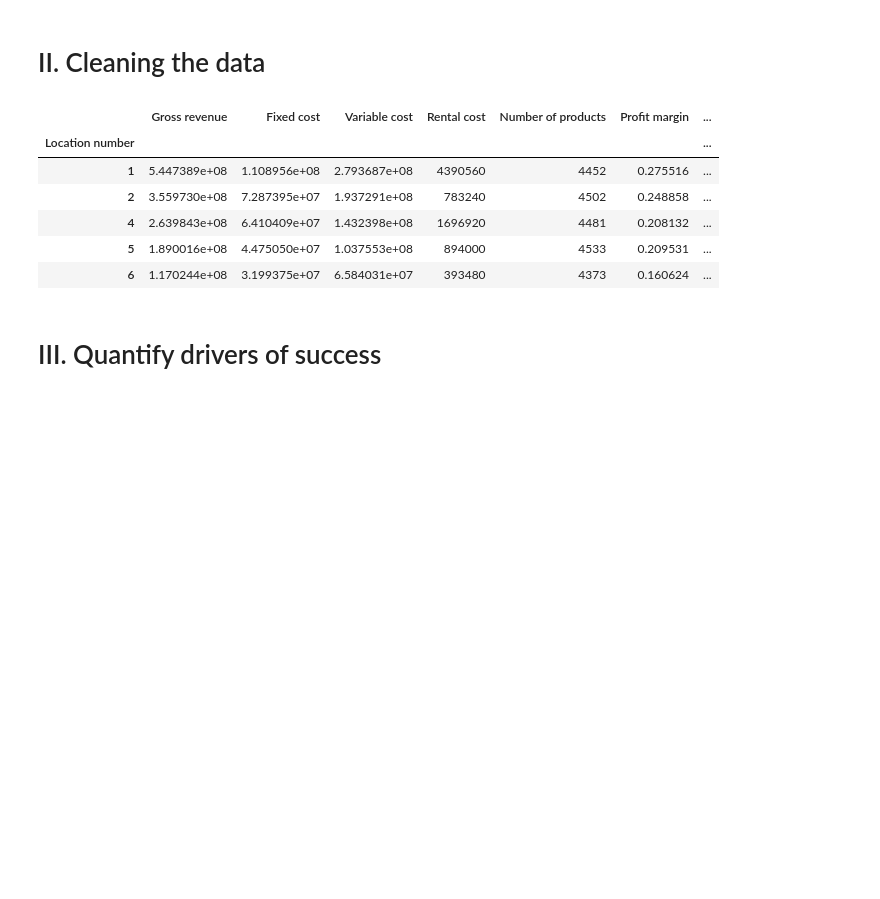
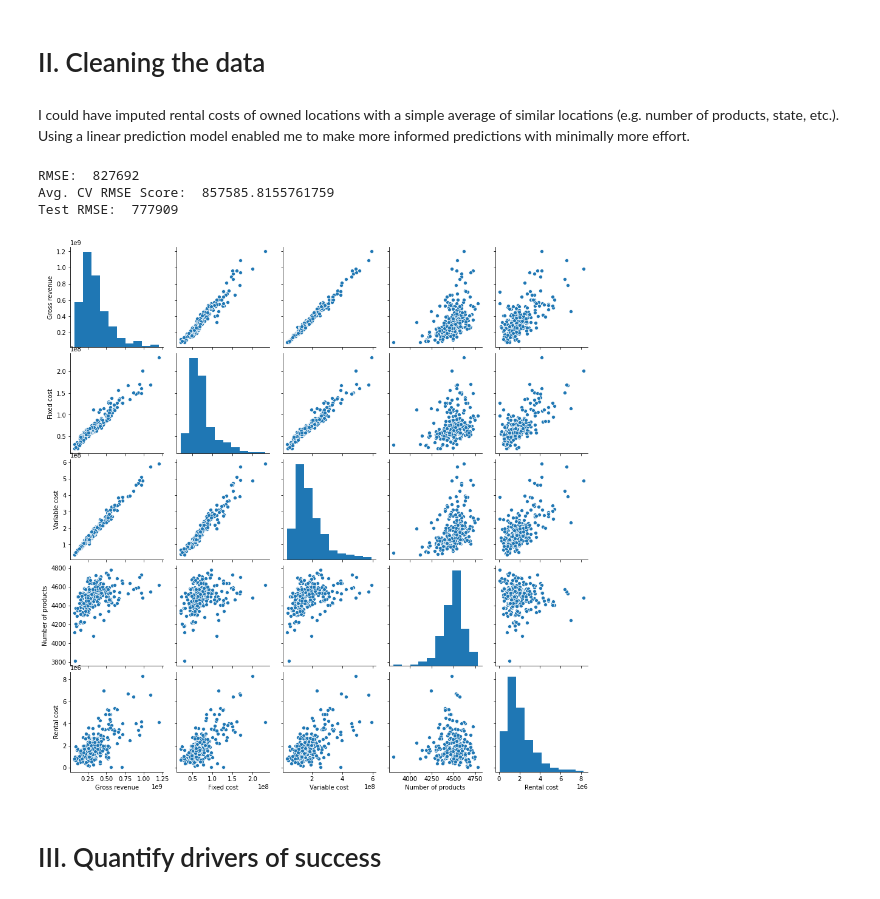
Before and after one commit to saahilshangle/ds-retail-analysis, a Jupyter notebook: Performance Analysis.ipynb, the cells around one changed output. Saved outputs shown, nothing was run; the diff lists cells and outputs as text; code cells hidden in the pictures; blank space fills up the shorter version.

Commit message:
Developed simple linear prediction model for rental costs in owned locations

```diff
--- a/Performance Analysis.ipynb
+++ b/Performance Analysis.ipynb
@@ -96,22 +85,42 @@ plt.ylabel("Aggregate gross revenue (billions)");
 [figure]
 # %% [markdown]
 # II. Cleaning the data
-# %%
-# Create dataset of only leased retail locations
-retail_loc_leased = retail_location.loc[retail_location['Rental cost'] > 0]
-retail_loc_leased['State'] = [retail.loc[retail['Owned'] == False, 'State'].iloc[i] for i in np.arange(0,3564,12)]
-retail_loc_leased.head()
-# Evaluate correlation between number of products and rental cost
-
-
-# Evaluate correlation between state and rental cost
-# %% [output]
-|  | Gross revenue | Fixed cost | Variable cost | Rental cost | Number of products | Profit margin | ... |
-| Location number |  |  |  |  |  |  | ... |
-| 1 | 5.447389e+08 | 1.108956e+08 | 2.793687e+08 | 4390560 | 4452 | 0.275516 | ... |
-| 2 | 3.559730e+08 | 7.287395e+07 | 1.937291e+08 | 783240 | 4502 | 0.248858 | ... |
-| 4 | 2.639843e+08 | 6.410409e+07 | 1.432398e+08 | 1696920 | 4481 | 0.208132 | ... |
-| 5 | 1.890016e+08 | 4.475050e+07 | 1.037553e+08 | 894000 | 4533 | 0.209531 | ... |
-| 6 | 1.170244e+08 | 3.199375e+07 | 6.584031e+07 | 393480 | 4373 | 0.160624 | ... |
+# %% [markdown]
+I could have imputed rental costs of owned locations with a simple average of similar locations (e.g. number of products, state, etc.). Using a linear prediction model enabled me to make more informed predictions with minimally more effort.
+# %%
+# Create dataset of only leased retail locations
+retail_loc_leased = retail_location.loc[retail_location['Rental cost'] > 0]
+
+# Create train test split of data when building simple models to predict Rental cost
+x_train, x_test, y_train, y_test = train_test_split(retail_loc_leased[['Gross revenue',
+                                                                       'Fixed cost',
+                                                                       'Variable cost',
+                                                                       'Number of products']],
+                                                    retail_loc_leased[['Rental cost']],
+                                                    test_size = .15)
+retail_loc_leased_train = x_train.copy()
+retail_loc_leased_train['Rental cost'] = y_train
+
+# Visualize correlation between features
+sns.pairplot(retail_loc_leased_train);
+
+# Define Root Mean Squared Error (RMSE) function
+def rmse(model,X,Y):
+    return np.sqrt(np.mean((Y-model.predict(X))**2))
+
+# Construct simple linear prediction model
+model_lr = lm.LinearRegression(fit_intercept=True)
+model_lr.fit(x_train, y_train)
+model_lr.predict(x_train)
+
+# Check accuracy
+print("RMSE: ", int(rmse(model_lr, x_train, y_train)))
+print("Avg. CV RMSE Score: ", np.mean(cross_val_score(model_lr, x_train, y_train, scoring=rmse, cv=5)))
+print("Test RMSE: ", int(rmse(model_lr, x_test, y_test)))
+# %% [output]
+RMSE:  827692
+Avg. CV RMSE Score:  857585.8155761759
+Test RMSE:  777909
+[figure, added]
 # %% [markdown]
 # III. Quantify drivers of success
```
Also changed, not shown: parts of 2 cells of this notebook.
